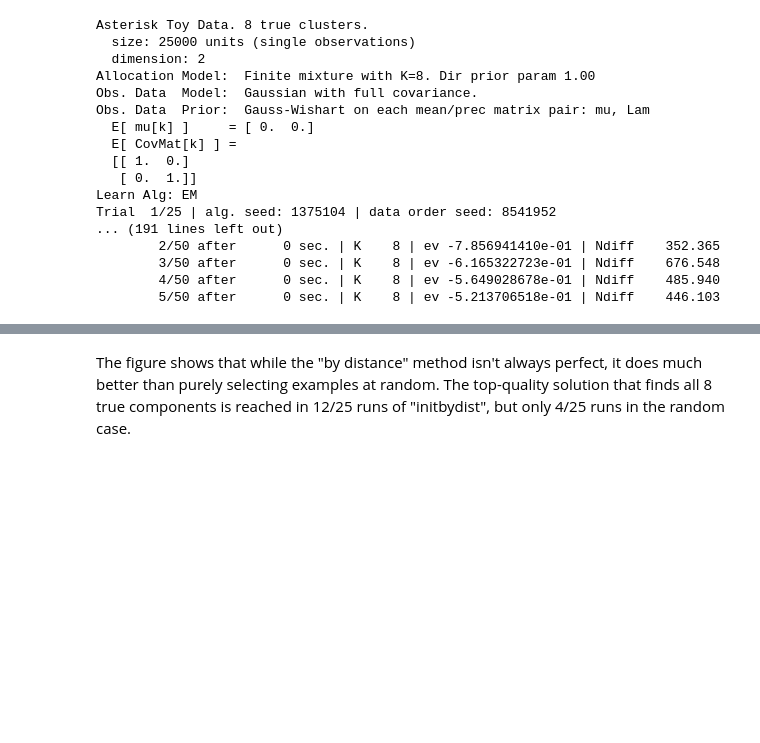
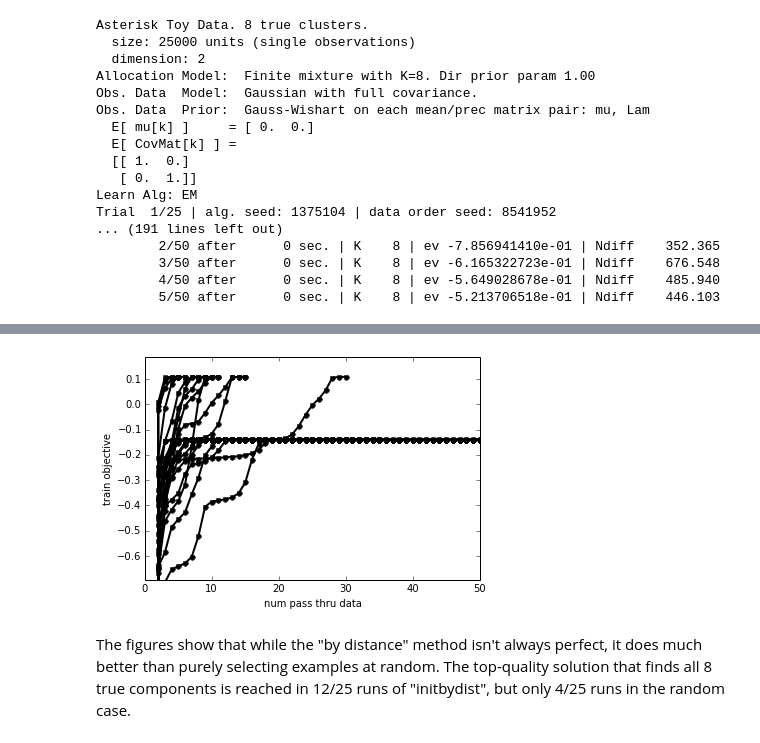
Before and after one commit to co2meal/-bnpy-dev, a Jupyter notebook: demos/Demo-GMMCompareInitMethods.ipynb, the cells around one changed output, grey strips where cells are left out. Cells and saved outputs as stored; diff of their text form; code cells hidden in the pictures; blank space fills up the shorter version.

```diff
--- a/demos/Demo-GMMCompareInitMethods.ipynb
+++ b/demos/Demo-GMMCompareInitMethods.ipynb
@@ -72,2 +72,6 @@ Populating the interactive namespace from numpy and matplotlib
+# %%
+bnpy.viz.PlotELBO.plotJobsThatMatchKeywords('AsteriskK8/initbydist')
+# %% [output]
+[figure, added]
 # %% [markdown]
-The figure shows that while the "by distance" method isn't always perfect, it does much better than purely selecting examples at random.  The top-quality solution that finds all 8 true components is reached in 12/25 runs of "initbydist", but only 4/25 runs in the random case.
+The figures show that while the "by distance" method isn't always perfect, it does much better than purely selecting examples at random.  The top-quality solution that finds all 8 true components is reached in 12/25 runs of "initbydist", but only 4/25 runs in the random case.
```
Also changed, not shown: parts of 2 cells of this notebook, 1 other file.
